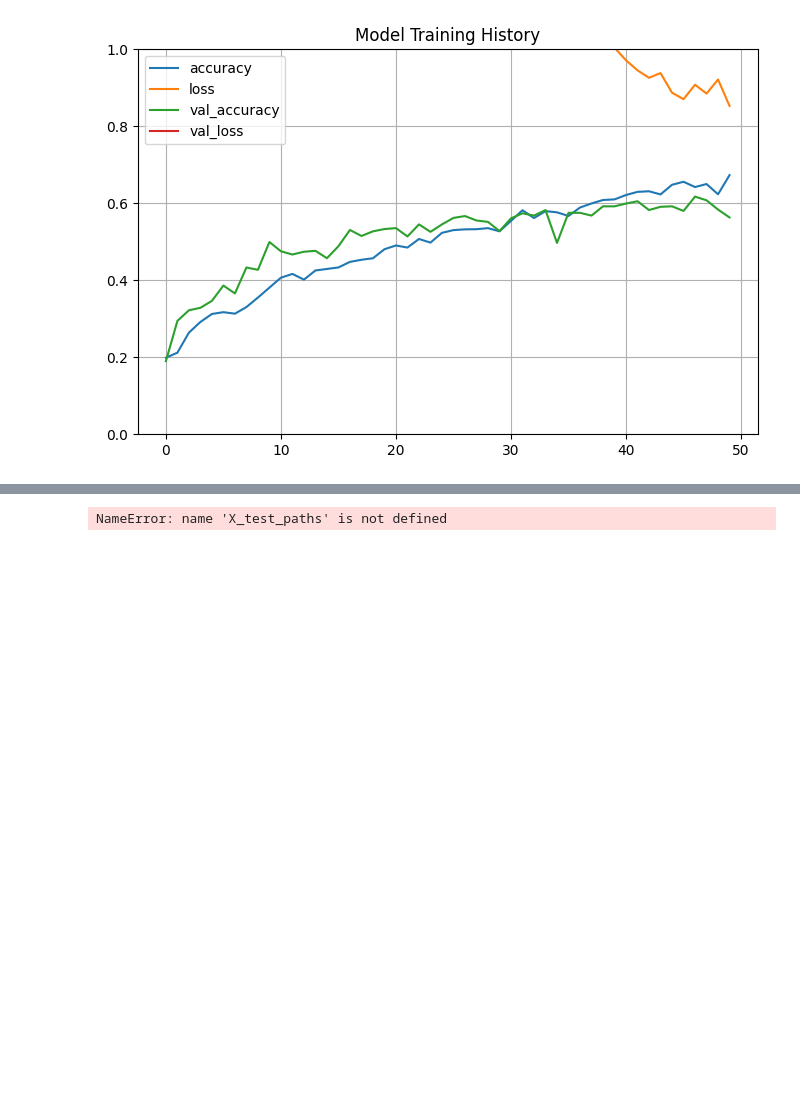
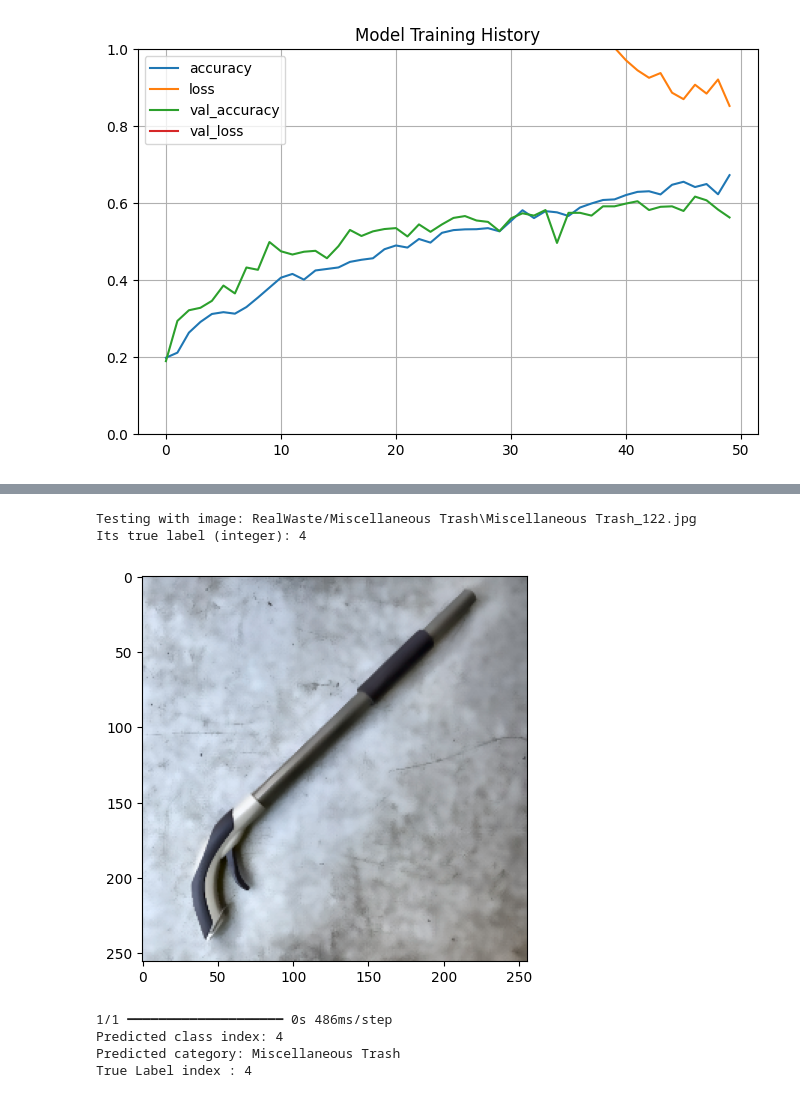
Before and after one commit to Inshalmunaf/Waste-Classification, a Jupyter notebook: waste_deep.ipynb, the cells around one changed output, grey strips where cells are left out. Cells and saved outputs as stored; diff of their text form; code cells hidden in the pictures; blank space fills up the shorter version.

```diff
--- a/waste_deep.ipynb
+++ b/waste_deep.ipynb
@@ -13,15 +13,16 @@ from sklearn.model_selection import train_test_split
 # %%
 
 # Get File Paths and Labels ---
-categories = ['Cardboard', 'Food Organics', 'Glass', 'Metal', 'Miscellaneous Trash', 'Paper', 'Plastic', 'Textile Trash']
-labels_map = {cat: index for index, cat in enumerate(categories)}
+BATCH_SIZE = 32
+CATEGORIES = ['Cardboard', 'Food Organics', 'Glass', 'Metal', 'Miscellaneous Trash', 'Paper', 'Plastic', 'Textile Trash']
+labels_map = {cat: index for index, cat in enumerate(CATEGORIES)}
 
 all_image_filepaths = []
 all_image_labels = []
 
 basefolder = "RealWaste/"
 
-for index, cat_name in enumerate(categories):
+for index, cat_name in enumerate(CATEGORIES):
     sub_directory = os.path.join(basefolder, cat_name)
     if not os.path.isdir(sub_directory):
         print(f"Warning: Directory '{sub_directory}' for category '{cat_name}' not found. Skipping.")
@@ -259,0 +260,9 @@ model_light.save('final_waste_model.keras')
+# %%
+model_path = 'best_waste_model.keras'
+try:
+    loaded_model = tf.keras.models.load_model(model_path)
+    print("Model loaded successfully.")
+    loaded_model.summary()
+except Exception as e:
+    print(f"Error loading model: {e}")
+    loaded_model = None
@@ -270,7 +303,7 @@ def extract_image(image_index):
 
     return testing_image_path,testing_true_label
 # %%
-def prediction_single_image(testing_image_path , testing_true_label):
+def prediction_single_image(testing_image_path , testing_true_label,loaded_model):
     testing_single_image = preprocess_and_augment_image(testing_image_path, augment=False)
 
     if testing_single_image is not None:
@@ -284,7 +317,7 @@ def prediction_single_image(testing_image_path , testing_true_label):
         testing_image_batch = np.expand_dims(testing_single_image, axis=0)
 
         # Making a prediction
-        prediction_prob = model_light.predict(testing_image_batch)
+        prediction_prob = loaded_model.predict(testing_image_batch)
         predicted_class_index = np.argmax(prediction_prob, axis=1)[0]
         predicted_category_name = [name for name, index in labels_map.items() if index == predicted_class_index][0]
 
@@ -296,6 +329,12 @@ def prediction_single_image(testing_image_path , testing_true_label):
         print(f"Failed to process image: {testing_image_path}")
 # %%
 testing_image_path,testing_true_label= extract_image(1)
-prediction_single_image(testing_image_path,testing_true_label)
+prediction_single_image(testing_image_path,testing_true_label,loaded_model)
 # %% [output]
-NameError: name 'X_test_paths' is not defined
+Testing with image: RealWaste/Miscellaneous Trash\Miscellaneous Trash_122.jpg
+Its true label (integer): 4
+[figure, added]
+1/1 ━━━━━━━━━━━━━━━━━━━━ 0s 486ms/step
+Predicted class index: 4
+Predicted category: Miscellaneous Trash
+True Label index : 4
```
Also changed, not shown: parts of 7 cells of this notebook, 1 other file.
